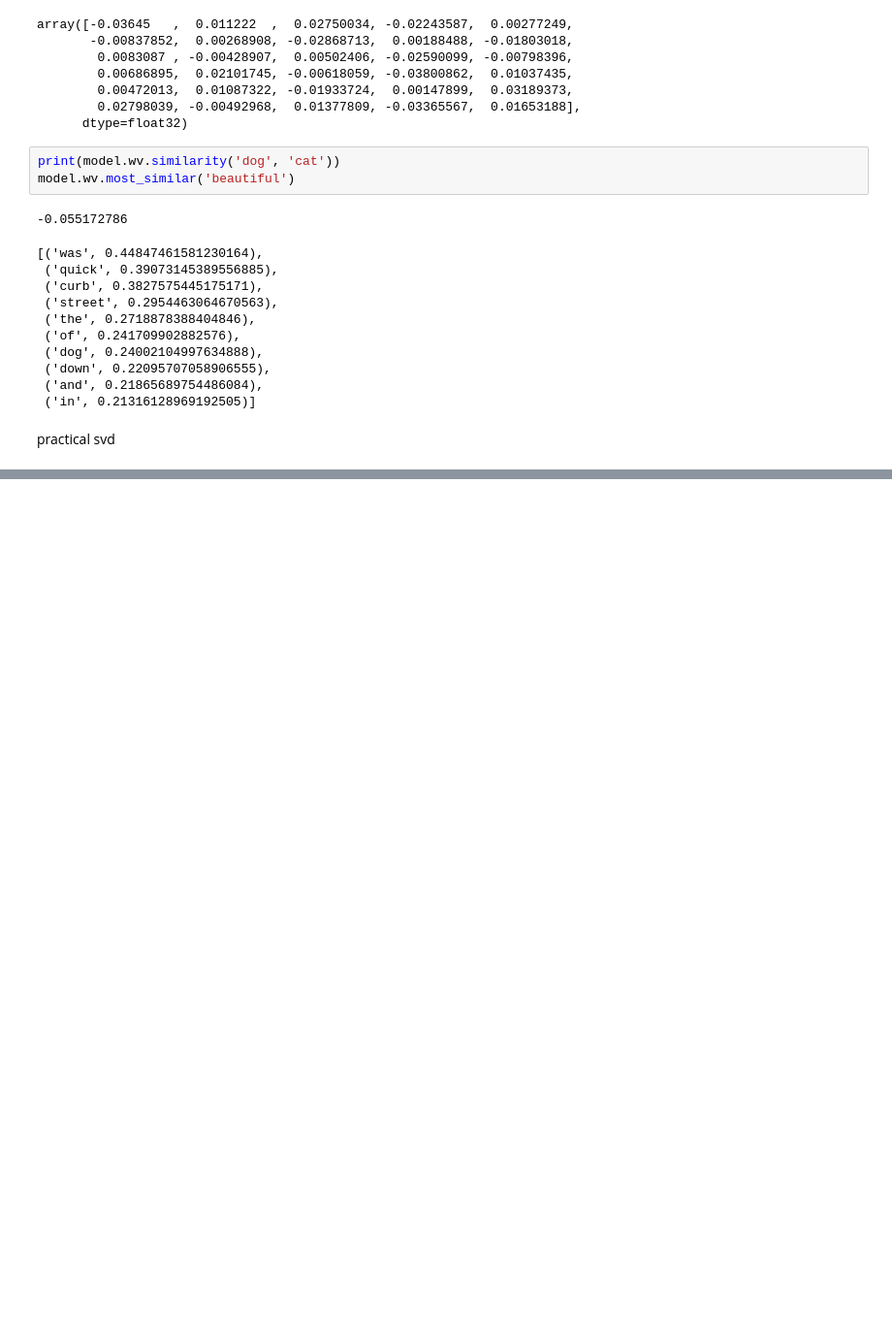
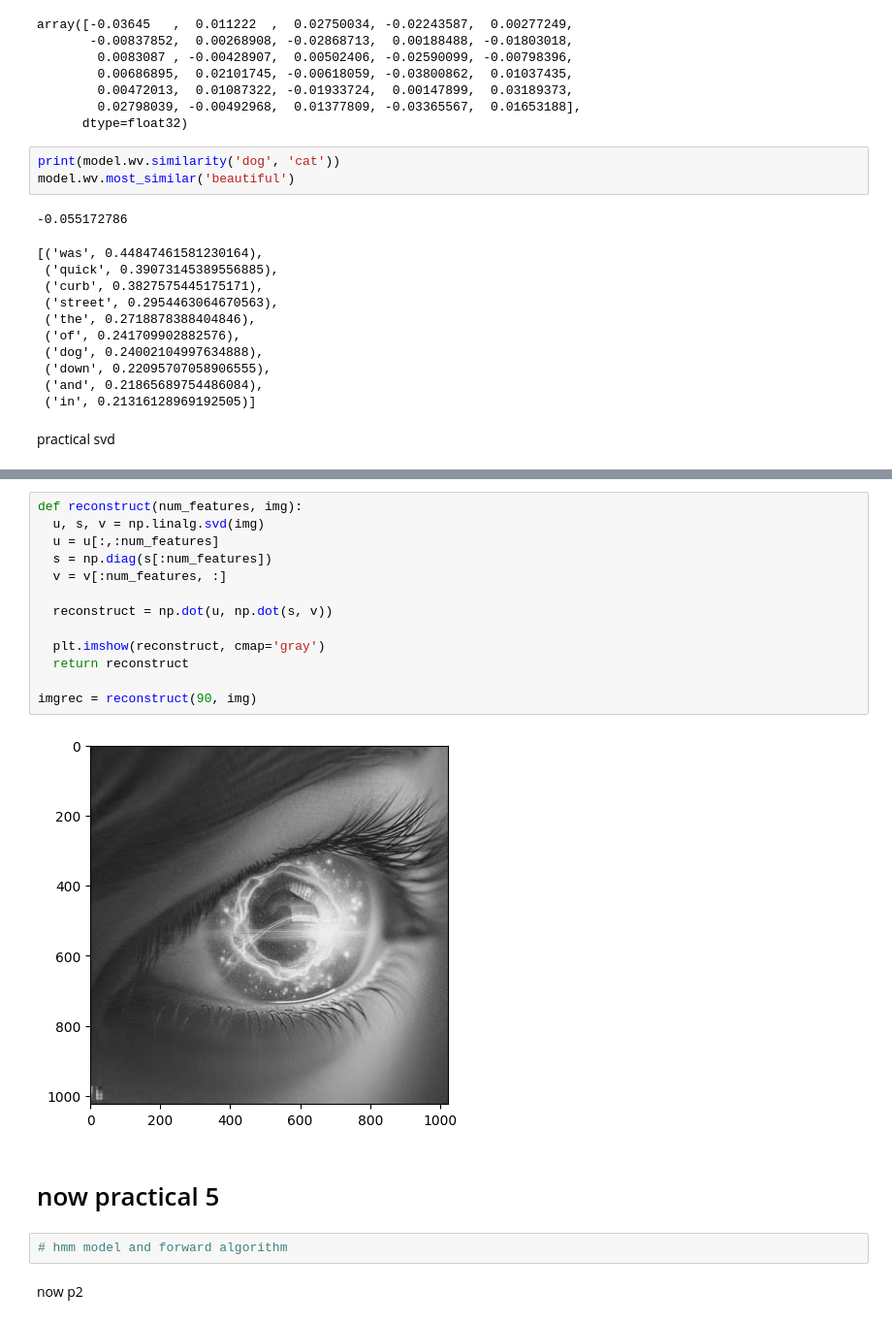
Before and after one commit to Devasy23/College, a Jupyter notebook: SEM6/NLP/lpw.ipynb, the cells around one changed output, grey strips where cells are left out. Shown: that part at 97% size. Saved outputs shown, nothing was run; the diff lists cells and outputs as text; blank space fills up the shorter version.

```diff
--- a/SEM6/NLP/lpw.ipynb
+++ b/SEM6/NLP/lpw.ipynb
@@ -95,0 +120,21 @@ practical svd
+# %%
+def reconstruct(num_features, img):
+  u, s, v = np.linalg.svd(img)
+  u = u[:,:num_features]
+  s = np.diag(s[:num_features])
+  v = v[:num_features, :]
+
+  reconstruct = np.dot(u, np.dot(s, v))
+
+  plt.imshow(reconstruct, cmap='gray')
+  return reconstruct
+
+imgrec = reconstruct(90, img)
+# %% [output]
+[figure, added]
+# %% [markdown]
+# now practical 5
+# %%
+# hmm model and forward algorithm
+# %% [markdown]
+now p2
```
Also changed, not shown: parts of 8 cells of this notebook.
